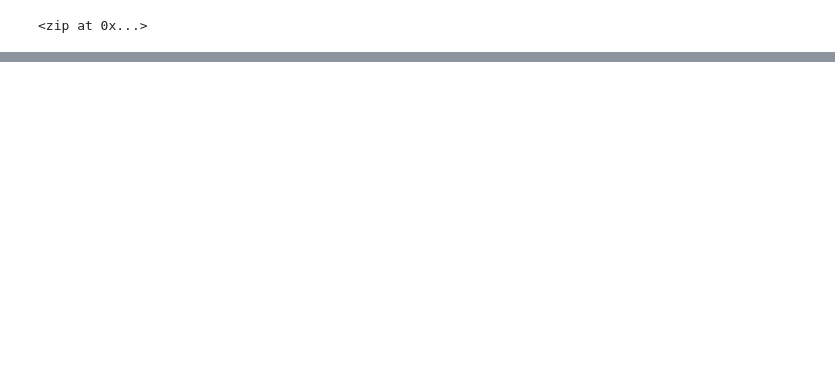
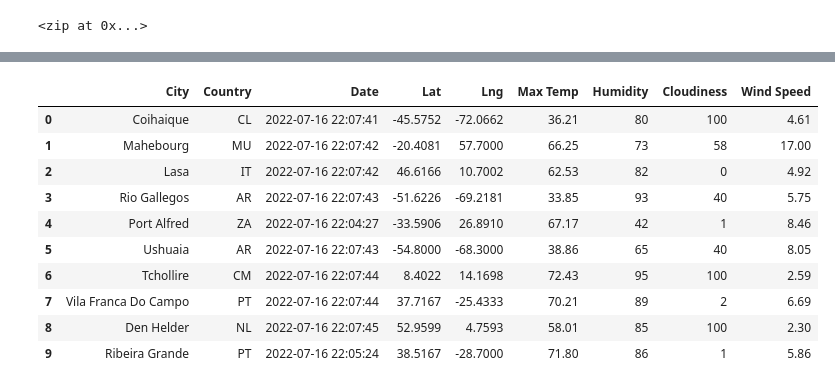
Before and after one commit to VeraFleming/World_Weather_Analysis, a Jupyter notebook: WeatherPy.ipynb, the cells around one changed output, grey strips where cells are left out. Cells and saved outputs as stored; diff of their text form; code cells hidden in the pictures; blank space fills up the shorter version.

```diff
--- a/WeatherPy.ipynb
+++ b/WeatherPy.ipynb
@@ -37,0 +156,16 @@ len(cities)
+# %%
+new_column_order = ["City", "Country", "Date", "Lat", "Lng", "Max Temp", "Humidity", "Cloudiness", "Wind Speed"]
+city_data_df = city_data_df[new_column_order]
+city_data_df.head(10)
+# %% [output]
+|  | City | Country | Date | Lat | Lng | Max Temp | Humidity | Cloudiness | Wind Speed |
+| 0 | Coihaique | CL | 2022-07-16 22:07:41 | -45.5752 | -72.0662 | 36.21 | 80 | 100 | 4.61 |
+| 1 | Mahebourg | MU | 2022-07-16 22:07:42 | -20.4081 | 57.7000 | 66.25 | 73 | 58 | 17.00 |
+| 2 | Lasa | IT | 2022-07-16 22:07:42 | 46.6166 | 10.7002 | 62.53 | 82 | 0 | 4.92 |
+| 3 | Rio Gallegos | AR | 2022-07-16 22:07:43 | -51.6226 | -69.2181 | 33.85 | 93 | 40 | 5.75 |
+| 4 | Port Alfred | ZA | 2022-07-16 22:04:27 | -33.5906 | 26.8910 | 67.17 | 42 | 1 | 8.46 |
+| 5 | Ushuaia | AR | 2022-07-16 22:07:43 | -54.8000 | -68.3000 | 38.86 | 65 | 40 | 8.05 |
+| 6 | Tchollire | CM | 2022-07-16 22:07:44 | 8.4022 | 14.1698 | 72.43 | 95 | 100 | 2.59 |
+| 7 | Vila Franca Do Campo | PT | 2022-07-16 22:07:44 | 37.7167 | -25.4333 | 70.21 | 89 | 2 | 6.69 |
+| 8 | Den Helder | NL | 2022-07-16 22:07:45 | 52.9599 | 4.7593 | 58.01 | 85 | 100 | 2.30 |
+| 9 | Ribeira Grande | PT | 2022-07-16 22:05:24 | 38.5167 | -28.7000 | 71.80 | 86 | 1 | 5.86 |
```
Also changed, not shown: parts of 7 cells of this notebook, 5 other files.
